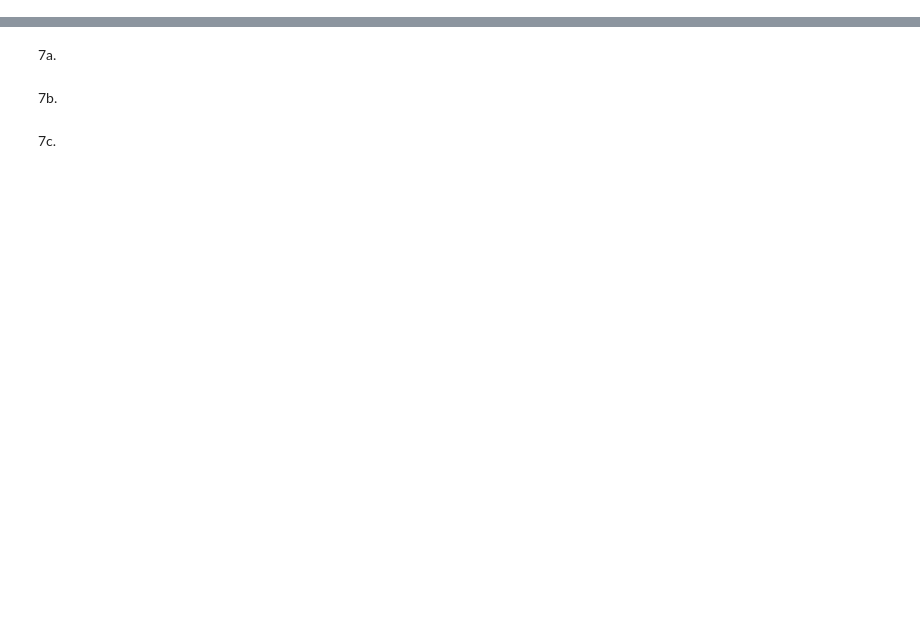
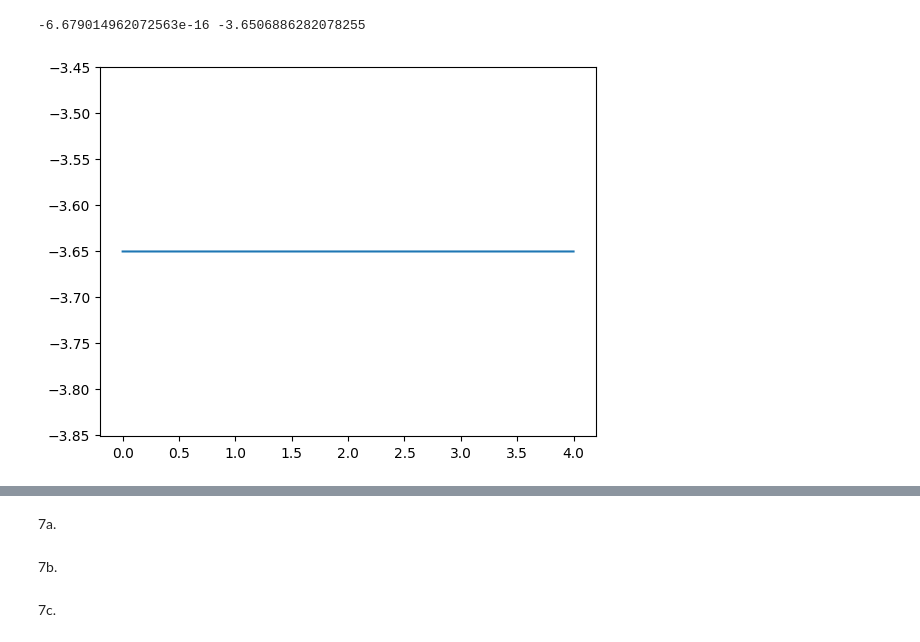
Before and after one commit to Miriam-1006/numpymat, a Jupyter notebook: numpyprojedct.ipynb, the cells around one changed output, grey strips where cells are left out. Drawn from its saved outputs; the diff is of its cells as text; code cells hidden in the pictures; blank space fills up the shorter version.

```diff
--- a/numpyprojedct.ipynb
+++ b/numpyprojedct.ipynb
@@ -74,0 +102,8 @@ ValueError: x and y must be the same size
+# %%
+z = np.polyfit(logN, logMem, 1)
+p = np.poly1d(z)
+matplotlib.pyplot.plot(logN, p(logN))
+print(z[0], z[1])
+# %% [output]
+-6.679014962072563e-16 -3.6506886282078255
+[figure, added]
```
Also changed, not shown: parts of 10 cells of this notebook.
